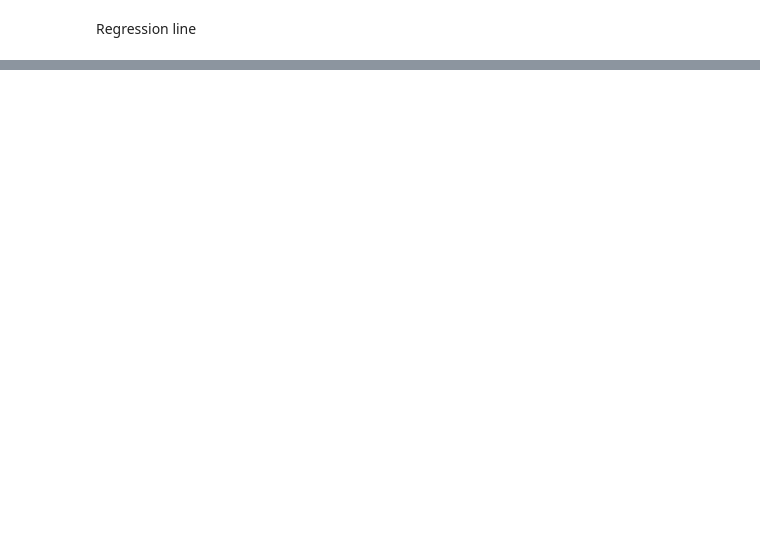
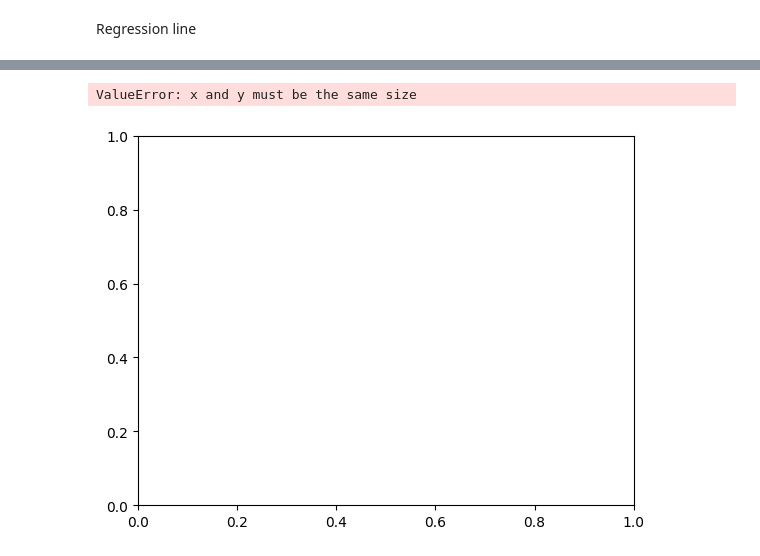
Before and after one commit to Zanale10/DATASCIENCE-101-TEST, a Jupyter notebook: weather_api_using_Colab.ipynb, the cells around one changed output, grey strips where cells are left out. Drawn from its saved outputs; the diff is of its cells as text; code cells hidden in the pictures; blank space fills up the shorter version.

```diff
--- a/weather_api_using_Colab.ipynb
+++ b/weather_api_using_Colab.ipynb
@@ -463,0 +721,6 @@ R-squared (R²): -2.7247953802649207
+# %%
+from sklearn.model_selection import train_test_split
+
+X_train, X_test, y_train, y_test = train_test_split(X, y, test_size=0.2, random_state=42)
+
+#
@@ -463,0 +754,2 @@ R-squared (R²): -2.7247953802649207
+# %%
+lr_model=LinearRegression()
@@ -463,0 +764,2 @@ R-squared (R²): -2.7247953802649207
+# %%
+lr_model.fit(X_train,y_train)
@@ -463,0 +774,2 @@ R-squared (R²): -2.7247953802649207
+# %%
+y_pred=lr_model.predict(X_test)
@@ -463,0 +793,9 @@ R-squared (R²): -2.7247953802649207
+# %%
+plt.scatter(X_test, y_test, color='blue', label='Actual')
+plt.scatter(X_test, y_pred, color='red', label='Predicted')
+plt.xlabel('Pressure, Wind Speed, Humidity')
+plt.ylabel('Temperature')
+#
+# %% [output]
+ValueError: x and y must be the same size
+[figure, added]
```
Also changed, not shown: parts of 82 cells of this notebook.
